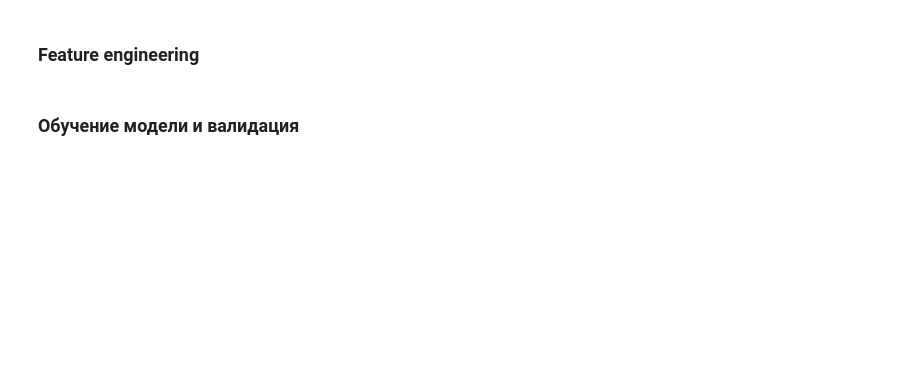
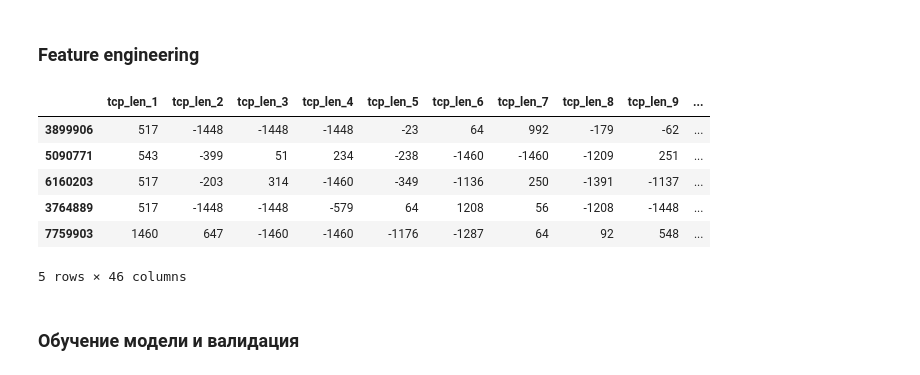
Before and after one commit to crazair/ML_Course, a Jupyter notebook: Lecture4_Clustering&MLSD/PT_Practice4_WhoIsTalking.ipynb, the cells around one changed output. Saved outputs shown, nothing was run; the diff lists cells and outputs as text; code cells hidden in the pictures; blank space fills up the shorter version.

```diff
--- a/Lecture4_Clustering&MLSD/PT_Practice4_WhoIsTalking.ipynb
+++ b/Lecture4_Clustering&MLSD/PT_Practice4_WhoIsTalking.ipynb
@@ -228,3 +319,72 @@ X.head()
+# %%
+X = X0.copy()
+
+pos    = (X0 > 0)
+neg    = (X0 < 0)
+nonzero = (X0 != 0)
+
+# ── Базовые признаки (были) ──────────────────────────────────────────────────
+X["pkt_cnt"]    = nonzero.sum(axis=1).astype(np.int16)
+X["n_up"]       = pos.sum(axis=1).astype(np.int16)
+X["n_down"]     = neg.sum(axis=1).astype(np.int16)
+X["bytes_up"]   = X0.where(pos, 0).sum(axis=1).astype(np.int32)
+X["bytes_down"] = (-X0.where(neg, 0)).sum(axis=1).astype(np.int32)
+
+# ── Вспомогательные матрицы ───────────────────────────────────────────────────
+abs_nonzero = X0.abs().where(nonzero, np.nan)   # abs значения, нули → NaN
+up_vals     = X0.where(pos, np.nan)             # только клиентские пакеты
+down_vals   = (-X0).where(neg, np.nan)          # только серверные пакеты (положит.)
+
+# ── Соотношения up/down ───────────────────────────────────────────────────────
+X["ratio_up_down"] = (X["n_up"] / (X["n_down"] + 1)).clip(0, 30)
+X["ratio_bytes"]   = (X["bytes_up"] / (X["bytes_down"] + 1)).clip(0, 100)
+
+# ── Статистики по размерам пакетов (исправлено: без нулей) ────────────────────
+X["mean_pkt_size"] = abs_nonzero.mean(axis=1).fillna(0)
+X["std_pkt_size"]  = abs_nonzero.std(axis=1).fillna(0)
+X["max_pkt_size"]  = abs_nonzero.max(axis=1).fillna(0)
+X["min_pkt_nz"]    = abs_nonzero.min(axis=1).fillna(0)
+
+# ── Средний размер пакета отдельно вверх / вниз ───────────────────────────────
+X["mean_up"]   = up_vals.mean(axis=1).fillna(0)
+X["mean_down"] = down_vals.mean(axis=1).fillna(0)
+X["std_up"]    = up_vals.std(axis=1).fillna(0)    # новое: разброс клиентских
+X["std_down"]  = down_vals.std(axis=1).fillna(0)  # новое: разброс серверных
+
+# ── Первые 5 пакетов — handshake паттерн ─────────────────────────────────────
+first_cols = feat_cols[:5]
+X["first5_sum"]    = X0[first_cols].sum(axis=1)
+X["first5_sign"]   = pos[first_cols].sum(axis=1)   # сколько из первых 5 — клиентские
+X["first_pkt_dir"] = np.sign(X0[feat_cols[0]])     # направление самого первого пакета
+
+# ── Последние 5 пакетов — финальный паттерн потока ───────────────────────────
+last_cols = feat_cols[-5:]
+X["last5_sum"]  = X0[last_cols].sum(axis=1)
+X["last5_sign"] = pos[last_cols].sum(axis=1)
+
+# ── Смены направления (исправлено: только между реальными пакетами) ───────────
+vals = X0.values
+dir_sw = np.zeros(len(X0), dtype=np.int16)
+for i in range(len(vals)):
+    seq = vals[i][vals[i] != 0]
+    if len(seq) > 1:
+        dir_sw[i] = (np.diff(np.sign(seq)) != 0).sum()
+X["direction_switches"] = dir_sw
+
+# ── Проверка на NaN/inf после всех операций ───────────────────────────────────
+assert not X.isnull().any().any(), "Есть NaN в фичах!"
+assert not np.isinf(X.values.astype(float)).any(), "Есть inf в фичах!"
+
+print(f"Итого признаков: {X.shape[1]}")
+X.head()
+# %% [output]
+|  | tcp_len_1 | tcp_len_2 | tcp_len_3 | tcp_len_4 | tcp_len_5 | tcp_len_6 | tcp_len_7 | tcp_len_8 | tcp_len_9 | ... |
+| 3899906 | 517 | -1448 | -1448 | -1448 | -23 | 64 | 992 | -179 | -62 | ... |
+| 5090771 | 543 | -399 | 51 | 234 | -238 | -1460 | -1460 | -1209 | 251 | ... |
+| 6160203 | 517 | -203 | 314 | -1460 | -349 | -1136 | 250 | -1391 | -1137 | ... |
+| 3764889 | 517 | -1448 | -1448 | -579 | 64 | 1208 | 56 | -1208 | -1448 | ... |
+| 7759903 | 1460 | 647 | -1460 | -1460 | -1176 | -1287 | 64 | 92 | 548 | ... |
+5 rows × 46 columns
 # %% [markdown]
 ### Обучение модели и валидация
 # %%
```
Also changed, not shown: parts of 12 cells of this notebook.
